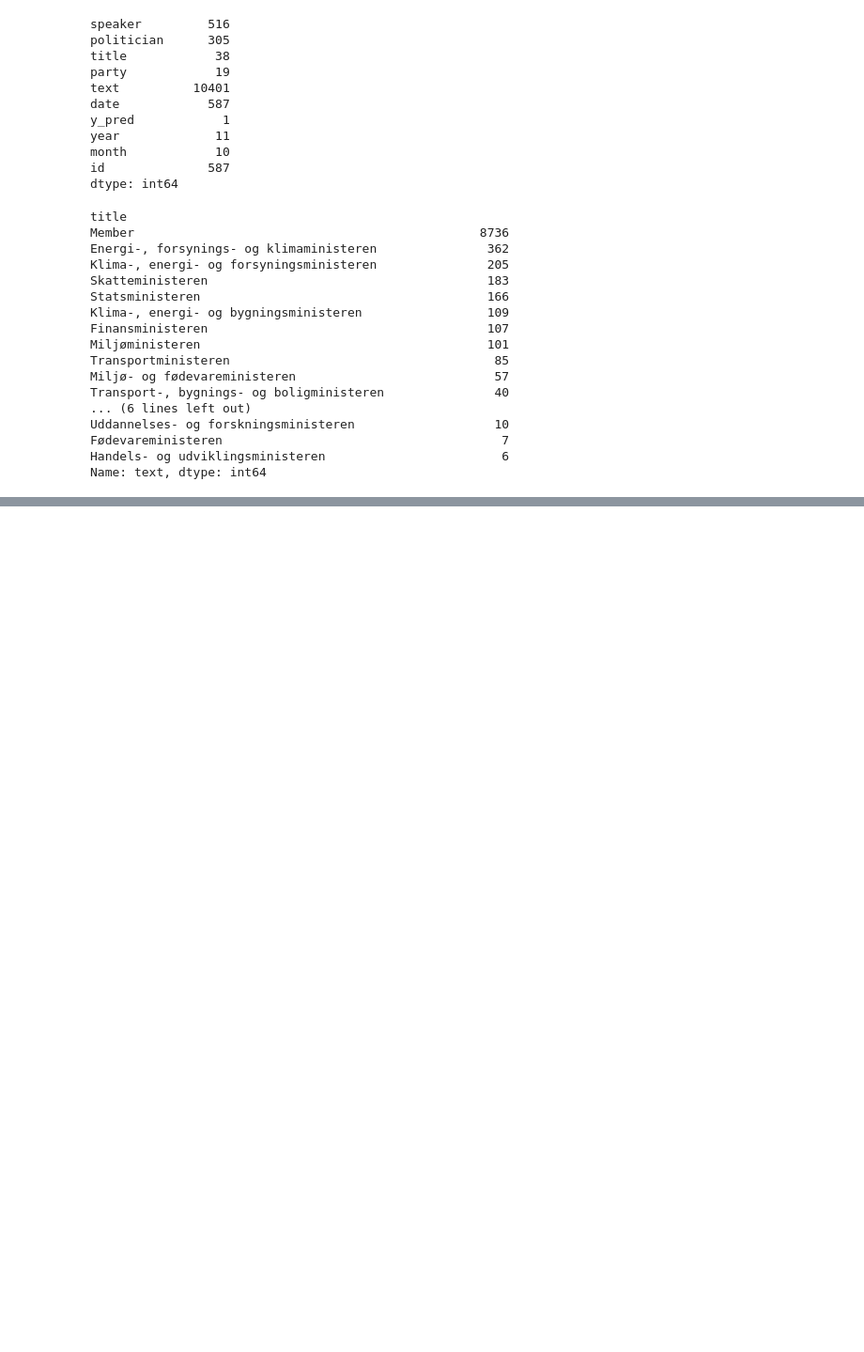
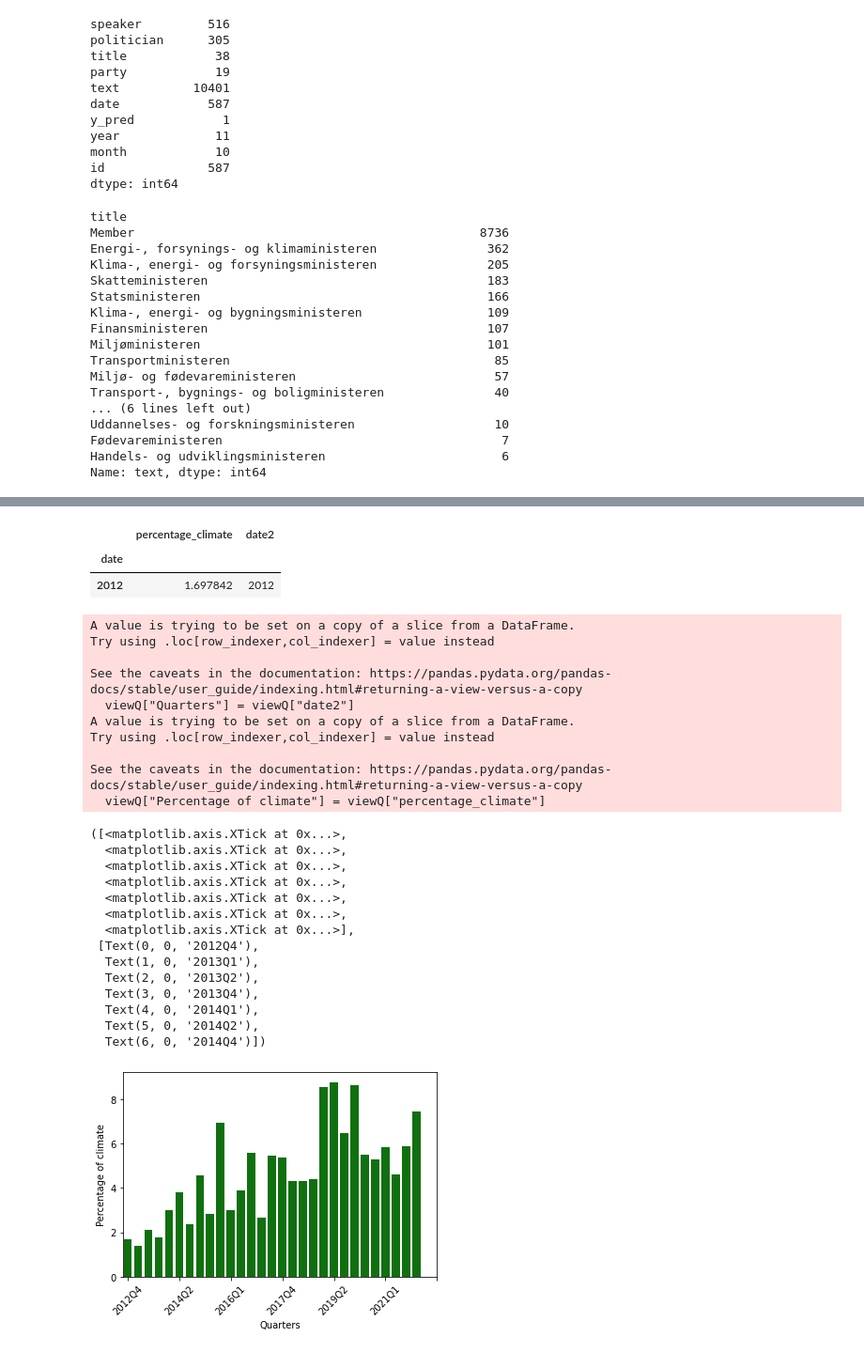
Before and after one commit to jonahank/Vote-Prediction-Model, a Jupyter notebook: data_analysis/ft_meetings.ipynb, the cells around one changed output, grey strips where cells are left out. Shown at 94% size. Saved outputs shown, nothing was run; the diff lists cells and outputs as text; code cells hidden in the pictures; blank space fills up the shorter version.

Commit message:
temporal view climate proportion

```diff
--- a/data_analysis/ft_meetings.ipynb
+++ b/data_analysis/ft_meetings.ipynb
@@ -81,0 +84,7 @@ Name: text, dtype: int64
+# %%
+parties_selection = ["(S)", "(V)", "(SF)", "(KF)", "(DF)", "(EL)"
+                    ,"(RV)", "(ALT)", "(LA)"]
+print(len(all))
+df_selection = all[all["party"].isin(parties_selection)]
+df_selection
+print(len(df_selection))
@@ -81,0 +94,4 @@ Name: text, dtype: int64
+# %%
+df_selection['climate'] = df_selection['y_pred'].apply(lambda x: 1 if x=="climate" else 0)
+df_selection['non-climate'] = df_selection['y_pred'].apply(lambda x: 1 if x=="non-climate" else 0)
+df_selection.head(1)
@@ -81,0 +111,58 @@ Name: text, dtype: int64
+# %%
+
+quarterly = df_selection.groupby(df_selection['date'].dt.to_period('Q')).agg({'climate': 'sum', 'non-climate':'sum'})
+quarterly['percentage_climate'] = quarterly.apply(lambda x: (x['climate']/(x['climate']+x['non-climate']))*100, axis=1)
+
+view = pd.DataFrame(quarterly.drop(columns=['climate', 'non-climate']))
+# %%
+## Drop Q3
+view["date2"] = view.index.astype(str)
+viewQ = view[(view["date2"].str.endswith("Q1"))|(view["date2"].str.endswith("Q2"))|(view["date2"].str.endswith("Q4"))]
+# %%
+yearly = df_selection.groupby(df_selection['date'].dt.to_period('Y')).agg({'climate': 'sum', 'non-climate':'sum'})
+yearly['percentage_climate'] = yearly.apply(lambda x: (x['climate']/(x['climate']+x['non-climate']))*100, axis=1)
+
+view2 = yearly.drop(columns=['climate', 'non-climate'])
+
+## Comment out to get from 2012 ->
+view2["date2"] = view2.index.astype(str)
+view2.head(1)
+# %% [output]
+|  | percentage_climate | date2 |
+| date |  |  |
+| 2012 | 1.697842 | 2012 |
+# %%
+import seaborn as sns
+viewQ["Quarters"] = viewQ["date2"]
+viewQ["Percentage of climate"] = viewQ["percentage_climate"]
+g = sns.barplot(data=viewQ, x="Quarters", y="Percentage of climate", color="green")
+plt.xticks([0, 5, 10, 15, 20, 25, 30],rotation=45)
+#viewQ.plot()
+#view2.plot()
+#plt.show()
+# %% [output]
+A value is trying to be set on a copy of a slice from a DataFrame.
+Try using .loc[row_indexer,col_indexer] = value instead
+
+See the caveats in the documentation: https://pandas.pydata.org/pandas-docs/stable/user_guide/indexing.html#returning-a-view-versus-a-copy
+  viewQ["Quarters"] = viewQ["date2"]
+A value is trying to be set on a copy of a slice from a DataFrame.
+Try using .loc[row_indexer,col_indexer] = value instead
+
+See the caveats in the documentation: https://pandas.pydata.org/pandas-docs/stable/user_guide/indexing.html#returning-a-view-versus-a-copy
+  viewQ["Percentage of climate"] = viewQ["percentage_climate"]
+([<matplotlib.axis.XTick at 0x...>,
+  <matplotlib.axis.XTick at 0x...>,
+  <matplotlib.axis.XTick at 0x...>,
+  <matplotlib.axis.XTick at 0x...>,
+  <matplotlib.axis.XTick at 0x...>,
+  <matplotlib.axis.XTick at 0x...>,
+  <matplotlib.axis.XTick at 0x...>],
+ [Text(0, 0, '2012Q4'),
+  Text(1, 0, '2013Q1'),
+  Text(2, 0, '2013Q2'),
+  Text(3, 0, '2013Q4'),
+  Text(4, 0, '2014Q1'),
+  Text(5, 0, '2014Q2'),
+  Text(6, 0, '2014Q4')])
+[figure, added]
```
Also changed, not shown: parts of 7 cells of this notebook.
